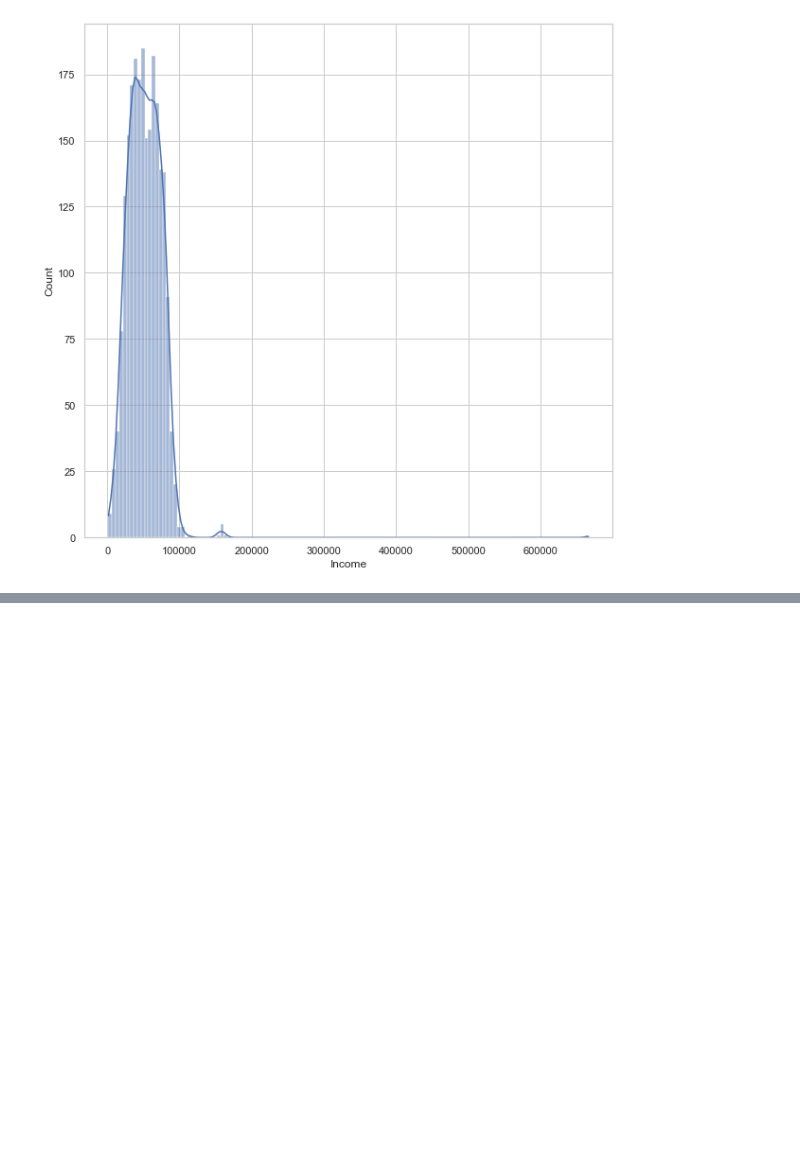
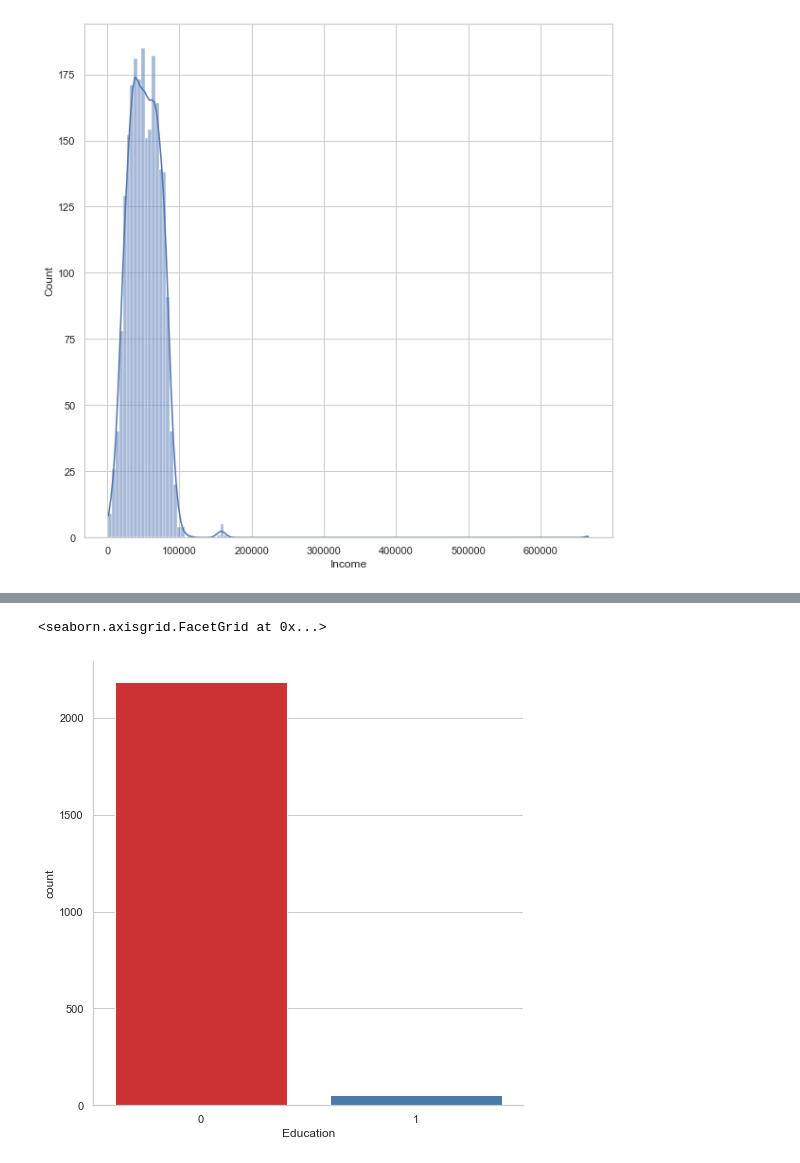
Before and after one commit to utkuozbudak/customer_personality_analysis, a Jupyter notebook: customer_analysis.ipynb, the cells around one changed output, grey strips where cells are left out. Saved outputs shown, nothing was run; the diff lists cells and outputs as text; code cells hidden in the pictures; blank space fills up the shorter version.

```diff
--- a/customer_analysis.ipynb
+++ b/customer_analysis.ipynb
@@ -208,0 +216,6 @@ sns.histplot(data["Income"], kde=True)
+# %%
+# Education counts
+sns.catplot(x="Education", kind="count",data=data, height=7, aspect=1, palette="Set1")
+# %% [output]
+<seaborn.axisgrid.FacetGrid at 0x...>
+[figure, added]
```
Also changed, not shown: parts of 3 cells of this notebook.
